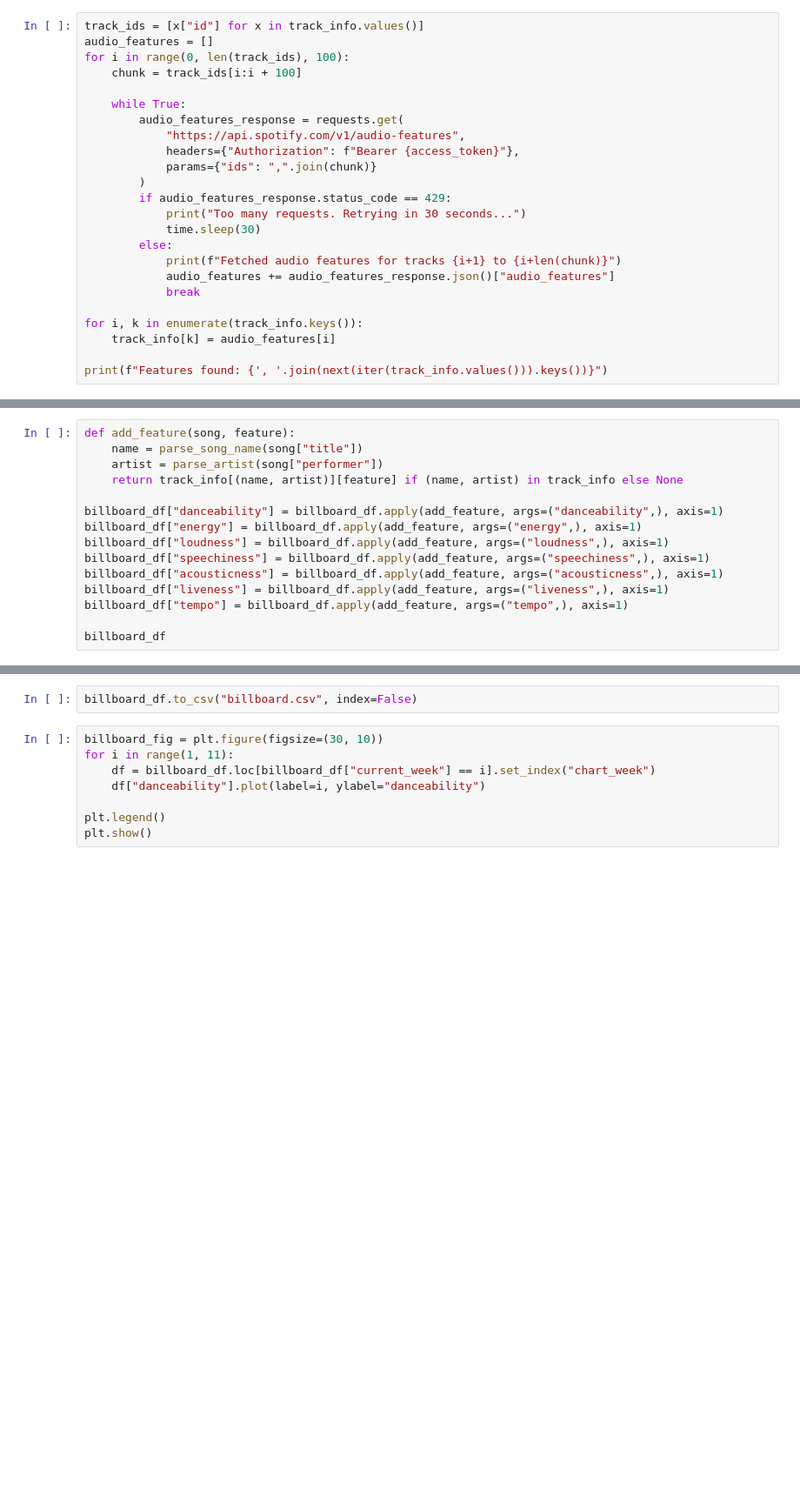
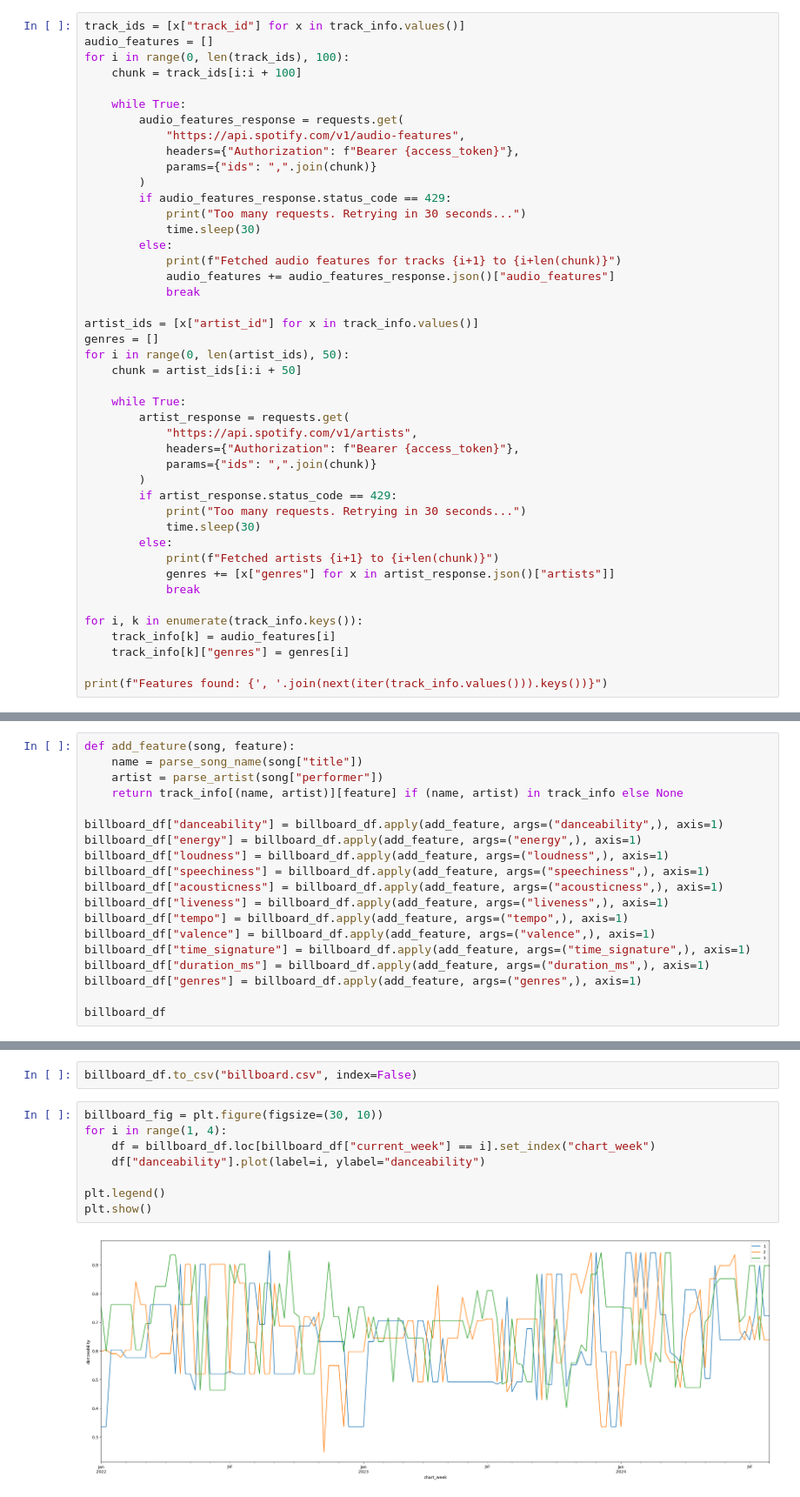
Before and after one commit to pxv6460/Music-is-the-Answer, a Jupyter notebook: project_1.ipynb, the cells around one changed output, grey strips where cells are left out. Shown at 87% size. Cells and saved outputs as stored; diff of their text form; blank space fills up the shorter version.

```diff
--- a/project_1.ipynb
+++ b/project_1.ipynb
@@ -93,5 +147,5 @@ print(f"Total number of track ids found: {len(track_info)}")
 # %%
-track_ids = [x["id"] for x in track_info.values()]
+track_ids = [x["track_id"] for x in track_info.values()]
 audio_features = []
 for i in range(0, len(track_ids), 100):
     chunk = track_ids[i:i + 100]
@@ -110,7 +164,27 @@ for i in range(0, len(track_ids), 100):
             audio_features += audio_features_response.json()["audio_features"]
             break
 
+artist_ids = [x["artist_id"] for x in track_info.values()]
+genres = []
+for i in range(0, len(artist_ids), 50):
+    chunk = artist_ids[i:i + 50]
+
+    while True:
+        artist_response = requests.get(
+            "https://api.spotify.com/v1/artists",
+            headers={"Authorization": f"Bearer {access_token}"},
+            params={"ids": ",".join(chunk)}
+        )
+        if artist_response.status_code == 429:
+            print("Too many requests. Retrying in 30 seconds...")
+            time.sleep(30)
+        else:
+            print(f"Fetched artists {i+1} to {i+len(chunk)}")
+            genres += [x["genres"] for x in artist_response.json()["artists"]]
+            break
+
 for i, k in enumerate(track_info.keys()):
     track_info[k] = audio_features[i]
+    track_info[k]["genres"] = genres[i]
 
 print(f"Features found: {', '.join(next(iter(track_info.values())).keys())}")
@@ -127,5 +211,9 @@ billboard_df["speechiness"] = billboard_df.apply(add_feature, args=("speechiness
 billboard_df["acousticness"] = billboard_df.apply(add_feature, args=("acousticness",), axis=1)
 billboard_df["liveness"] = billboard_df.apply(add_feature, args=("liveness",), axis=1)
 billboard_df["tempo"] = billboard_df.apply(add_feature, args=("tempo",), axis=1)
+billboard_df["valence"] = billboard_df.apply(add_feature, args=("valence",), axis=1)
+billboard_df["time_signature"] = billboard_df.apply(add_feature, args=("time_signature",), axis=1)
+billboard_df["duration_ms"] = billboard_df.apply(add_feature, args=("duration_ms",), axis=1)
+billboard_df["genres"] = billboard_df.apply(add_feature, args=("genres",), axis=1)
 
 billboard_df
@@ -133,9 +235,11 @@ billboard_df
 billboard_df.to_csv("billboard.csv", index=False)
 # %%
 billboard_fig = plt.figure(figsize=(30, 10))
-for i in range(1, 11):
+for i in range(1, 4):
     df = billboard_df.loc[billboard_df["current_week"] == i].set_index("chart_week")
     df["danceability"].plot(label=i, ylabel="danceability")
 
 plt.legend()
 plt.show()
+# %% [output]
+[figure, added]
```
Also changed, not shown: parts of 9 cells of this notebook.
